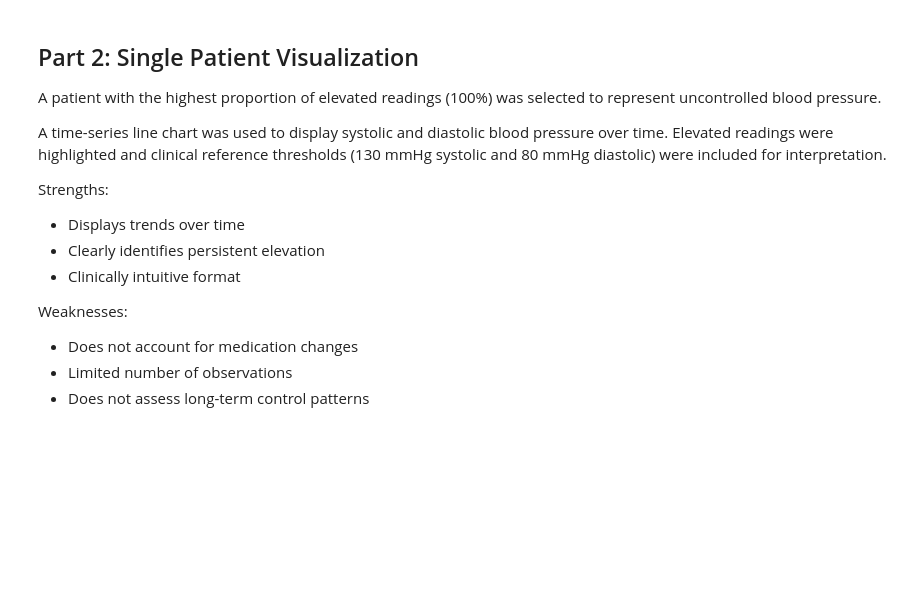
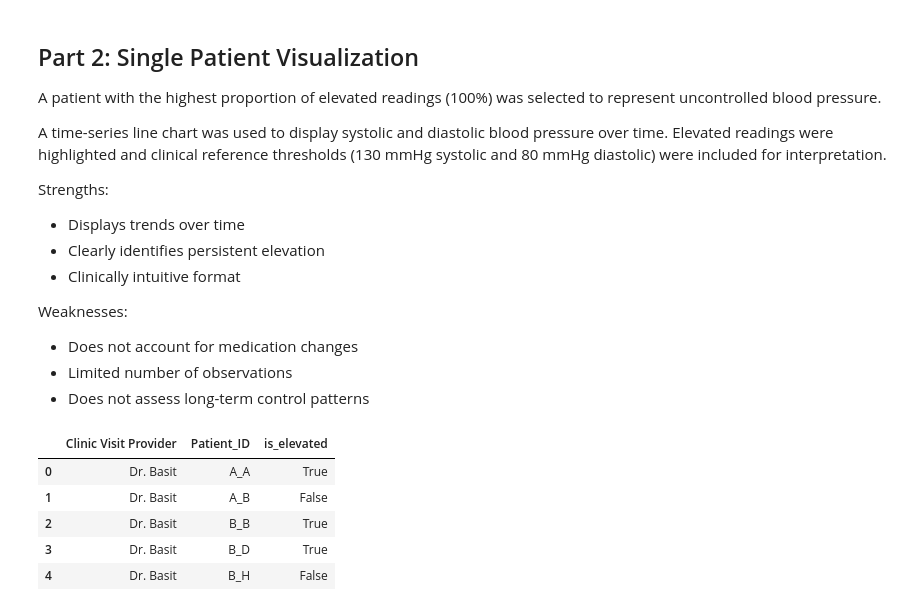
Before and after one commit to nwiggs/blood-pressure-analysis, a Jupyter notebook: blood_pressure_analysis.ipynb, the cells around one changed output. Drawn from its saved outputs; the diff is of its cells as text; code cells hidden in the pictures; blank space fills up the shorter version.

```diff
--- a/blood_pressure_analysis.ipynb
+++ b/blood_pressure_analysis.ipynb
@@ -215,3 +215,19 @@ Weaknesses:
 - Does not account for medication changes
 - Limited number of observations
 - Does not assess long-term control patterns
+# %%
+# Determine if each patient had ANY elevated reading with each provider
+provider_patient = (
+    df.groupby(["Clinic Visit Provider", "Patient_ID"])["is_elevated"]
+      .any()
+      .reset_index()
+)
+
+provider_patient.head()
+# %% [output]
+|  | Clinic Visit Provider | Patient_ID | is_elevated |
+| 0 | Dr. Basit | A_A | True |
+| 1 | Dr. Basit | A_B | False |
+| 2 | Dr. Basit | B_B | True |
+| 3 | Dr. Basit | B_D | True |
+| 4 | Dr. Basit | B_H | False |
```
Also changed, not shown: parts of 3 cells of this notebook.
